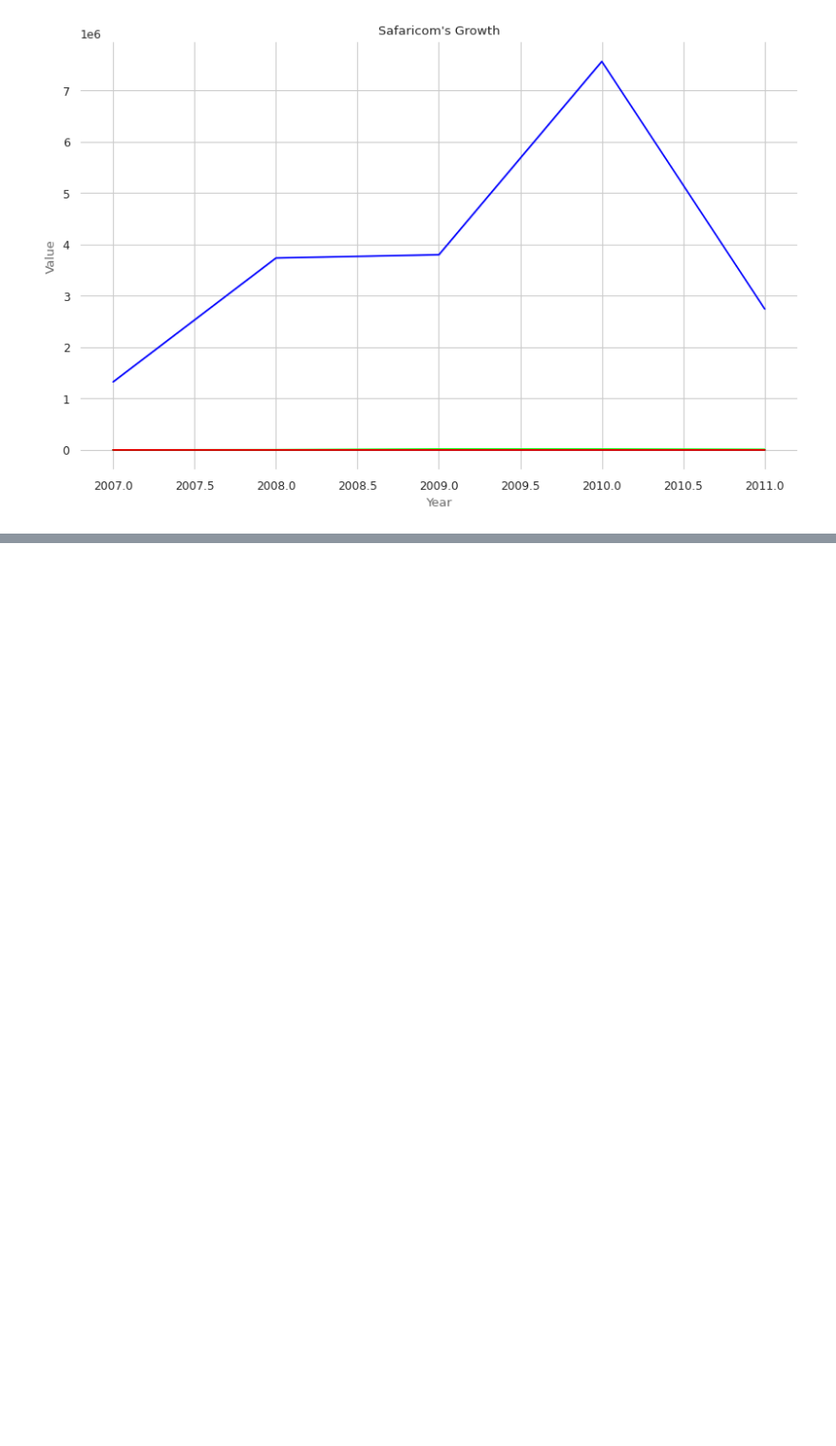
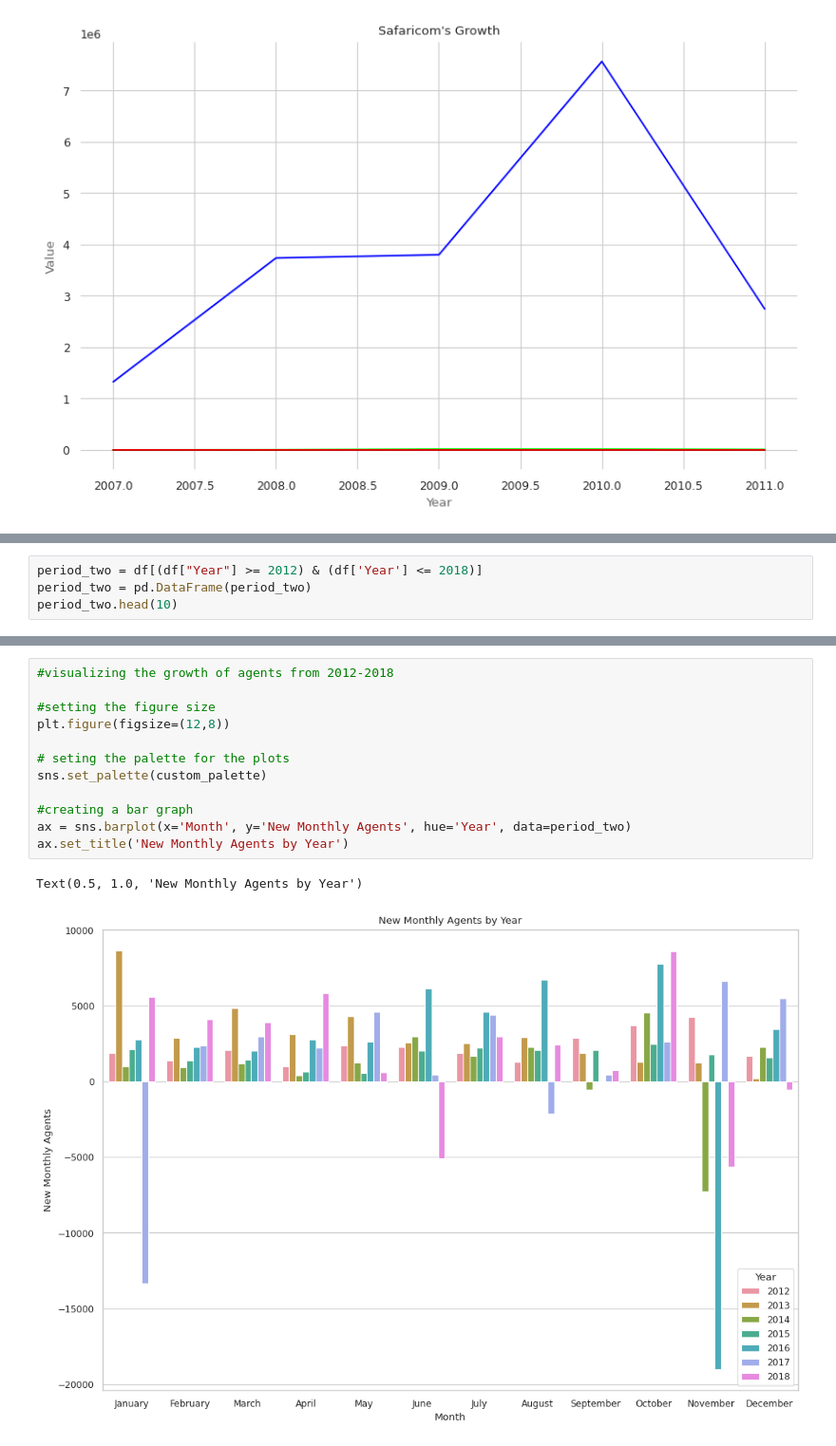
Before and after one commit to Murega14/Value-of-Transactions, a Jupyter notebook: transactions.ipynb, the cells around one changed output, grey strips where cells are left out. Shown: that part at 95% size. Saved outputs shown, nothing was run; the diff lists cells and outputs as text; blank space fills up the shorter version.

```diff
--- a/transactions.ipynb
+++ b/transactions.ipynb
@@ -462,0 +467,4 @@ plt.show()
+# %%
+period_two = df[(df["Year"] >= 2012) & (df['Year'] <= 2018)]
+period_two = pd.DataFrame(period_two)
+period_two.head(10)
@@ -462,0 +483,15 @@ plt.show()
+# %%
+#visualizing the growth of agents from 2012-2018
+
+#setting the figure size
+plt.figure(figsize=(12,8))
+
+# seting the palette for the plots
+sns.set_palette(custom_palette)
+
+#creating a bar graph
+ax = sns.barplot(x='Month', y='New Monthly Agents', hue='Year', data=period_two)
+ax.set_title('New Monthly Agents by Year')
+# %% [output]
+Text(0.5, 1.0, 'New Monthly Agents by Year')
+[figure, added]
```
Also changed, not shown: parts of 6 cells of this notebook.
